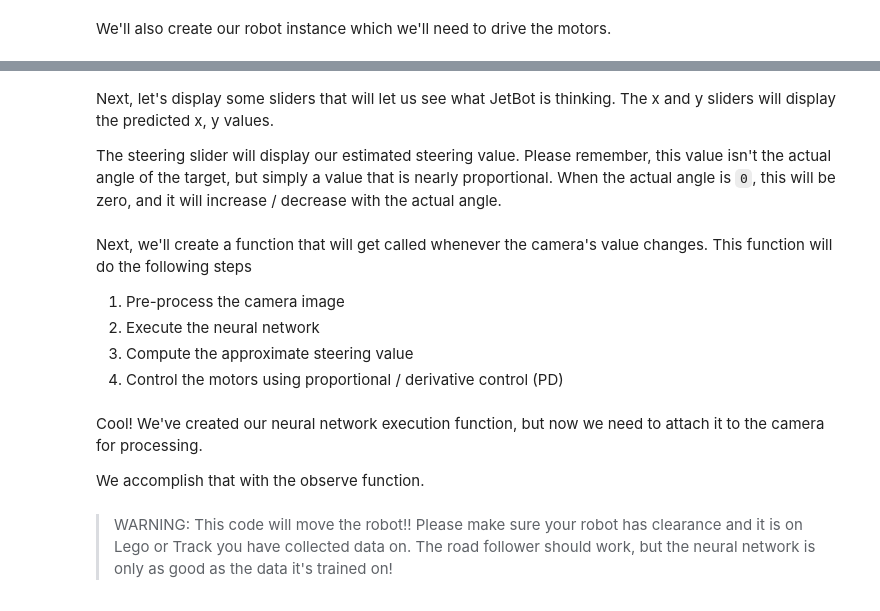
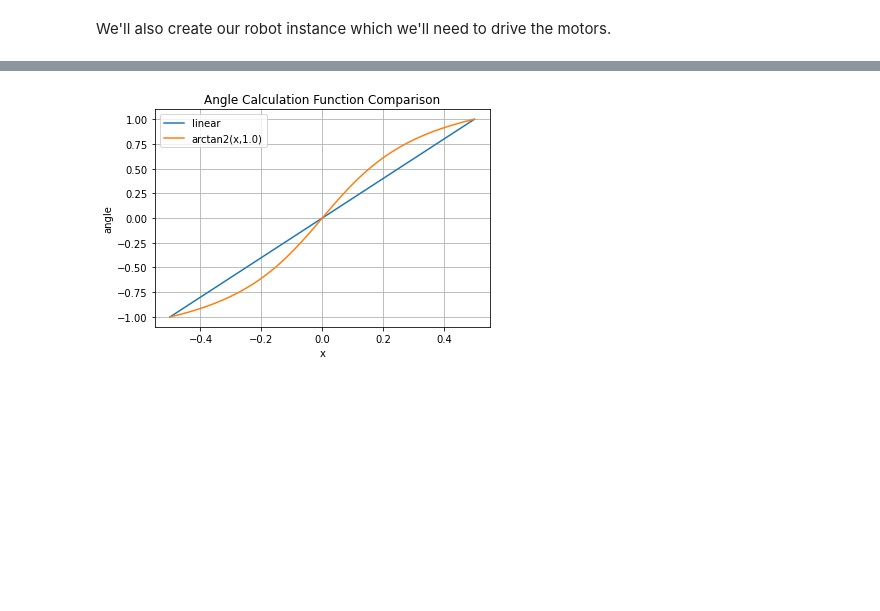
Before and after one commit to Petrerer/robotics-project, a Jupyter notebook: progress_for_09_06/live_demo_executelock.ipynb, the cells around one changed output, grey strips where cells are left out. Drawn from its saved outputs; the diff is of its cells as text; code cells hidden in the pictures; blank space fills up the shorter version.

```diff
--- a/progress_for_09_06/live_demo_executelock.ipynb
+++ b/progress_for_09_06/live_demo_executelock.ipynb
@@ -123,9 +209,4 @@ steering_dgain_slider = ipywidgets.FloatSlider(min=0.0, max=0.5, step=0.001, val
 steering_bias_slider = ipywidgets.FloatSlider(min=-0.3, max=0.3, step=0.01, value=0.0, description='steering bias')
 
 display(speed_gain_slider, steering_gain_slider, steering_dgain_slider, steering_bias_slider)
-# %% [markdown]
-Next, let's display some sliders that will let us see what JetBot is thinking.  The x and y sliders will display the predicted x, y values.
-
-The steering slider will display our estimated steering value.  Please remember, this value isn't the actual angle of the target, but simply a value that is
-nearly proportional.  When the actual angle is ``0``, this will be zero, and it will increase / decrease with the actual angle.
 # %%
@@ -139,7 +219,0 @@ display(x_slider, steering_slider)
-# %% [markdown]
-Next, we'll create a function that will get called whenever the camera's value changes. This function will do the following steps
-
-1. Pre-process the camera image
-2. Execute the neural network
-3. Compute the approximate steering value
-4. Control the motors using proportional / derivative control (PD)
@@ -232 +220,22 @@ def compute_wheel_output(
+# %%
+import numpy as np
+import matplotlib.pyplot as plt
+
+def angle_calculation_function(x, y):
+    curvature = 2
+    value_at_max = np.arctan2(0.5*curvature, 0.5)  # arctan2(1, 1) gives us the angle at the point (1, 1)
+    return np.arctan2(x*curvature, y) / value_at_max
+
+#create a plot with different functions to compare with the original arctan2
+fig = plt.figure()
+plt.plot(np.linspace(-0.5, 0.5, 100), [x for x in np.linspace(-1, 1, 100)], label='linear')
+plt.plot(np.linspace(-0.5, 0.5, 100), [angle_calculation_function(x, 1.0) for x in np.linspace(-1, 1, 100)], label='arctan2(x,1.0)')
+plt.legend()
+plt.title('Angle Calculation Function Comparison')
+plt.xlabel('x')
+plt.ylabel('angle')
+plt.grid()
+plt.show()
+# %% [output]
+[figure, added]
 # %%
@@ -316,6 +274,0 @@ execute({'new': camera.value})
-# %% [markdown]
-Cool! We've created our neural network execution function, but now we need to attach it to the camera for processing.
-
-We accomplish that with the observe function.
-# %% [markdown]
->WARNING: This code will move the robot!! Please make sure your robot has clearance and it is on Lego or Track you have collected data on. The road follower should work, but the neural network is only as good as the data it's trained on!
```
Also changed, not shown: parts of 15 cells of this notebook, 1 other file.
